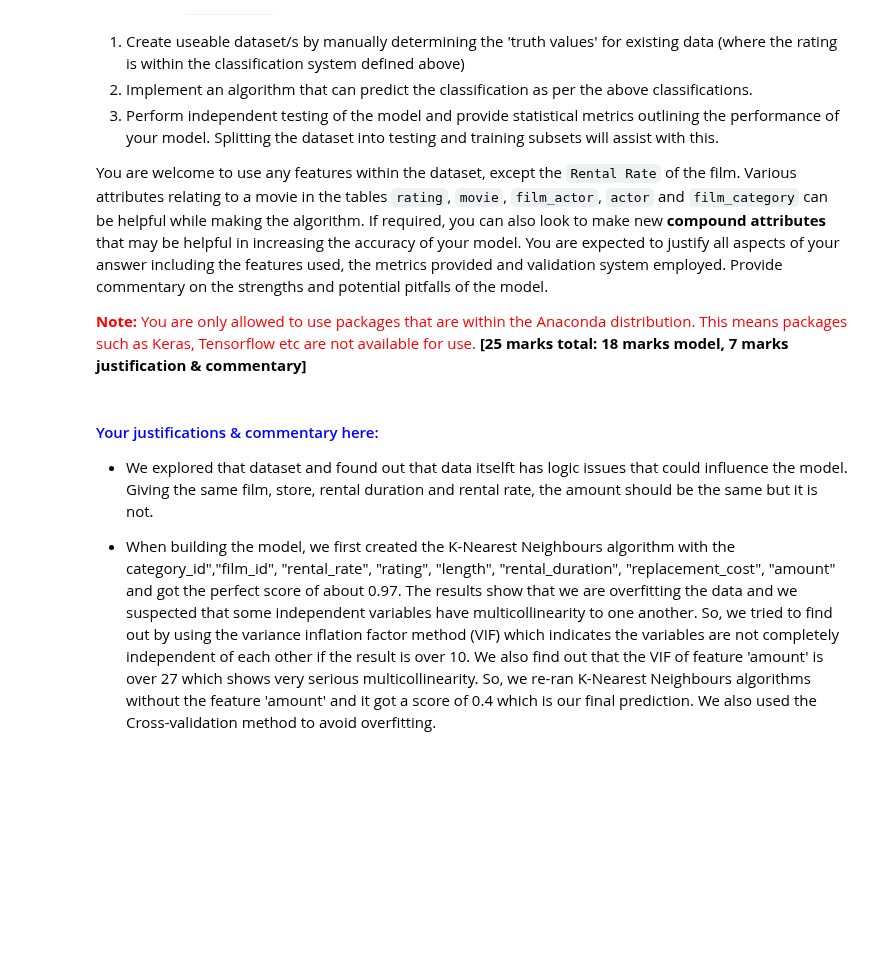
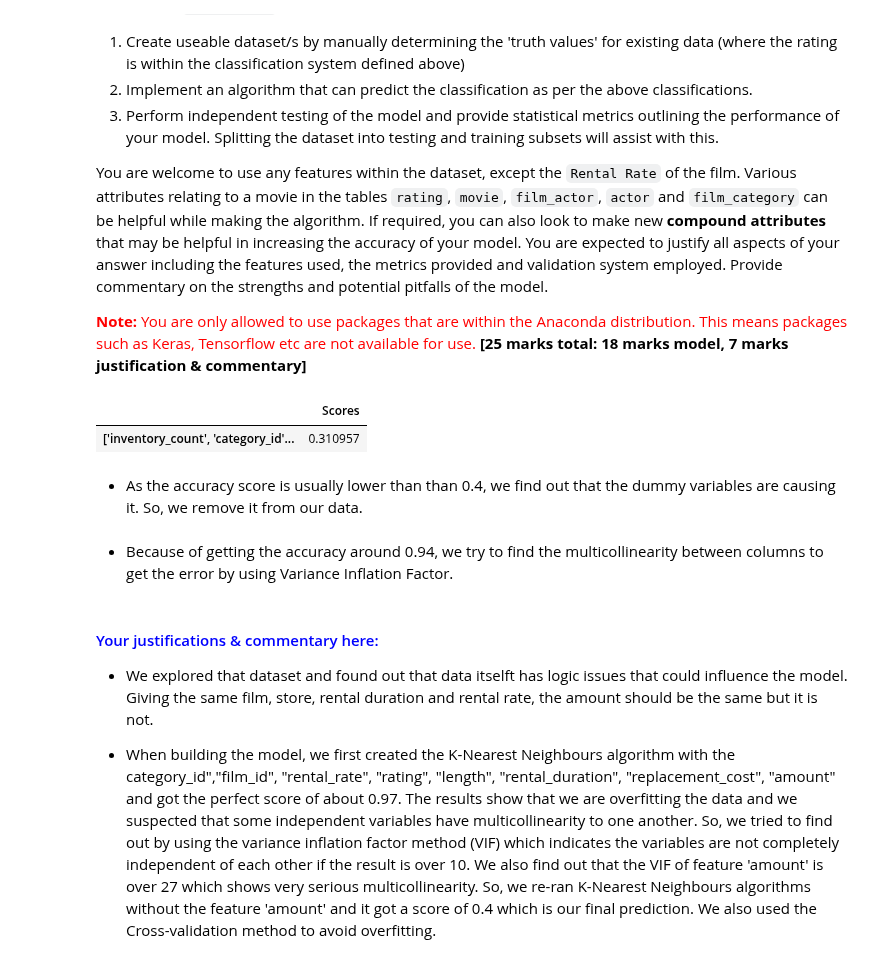
Before and after one commit to DannyFirmin/ML-KMeans-KNN-DecisionTrees, a Jupyter notebook: Assignment-2.ipynb, the cells around one changed output. Saved outputs shown, nothing was run; the diff lists cells and outputs as text; code cells hidden in the pictures; blank space fills up the shorter version.

```diff
--- a/Assignment-2.ipynb
+++ b/Assignment-2.ipynb
@@ -702,7 +734,7 @@ You are expected to justify all aspects of your answer including the features us
 # Loading appropriate data
 df_classification_original = df_cleaned[["inventory_count","category_id","film_id", "rental_rate", "rating", \
                                          "length", "rental_duration", "replacement_cost","popularity_sum", \
-                                         "amount", 'actor_count','inventory_count','Deleted_Scenes', 'Behind_the_Scenes', 'Trailers','Commentaries']]
+                                         "amount", 'actor_count','Deleted_Scenes', 'Behind_the_Scenes', 'Trailers','Commentaries']]
 
 #Converting dtypes of columns accordingly
 df_classification_original.replacement_cost=df_classification_original.replacement_cost.astype(np.int64)
@@ -778,4 +810,16 @@ def knn_classification(df_classification,features,run_single=False):
     # # https://stackoverflow.com/questions/19124601/pretty-print-an-entire-pandas-series-dataframe
     with pd.option_context('display.max_rows', None, 'display.max_columns', None):
         display(df_scores.head())
+# %%
+#PLEASE NOTE THAT BELOW MADHINE LEARNING RELATED CELLS WILL TAKE SOME TIME TO EXECUTE THE CODES.
+
+#Using Special feature dummy variables &  doing classification seperately cause of
+#not to overload KNN classification(does for all combination if run_single is set True.
+
+knn_classification(df_classification_original,df_classification_original.columns,run_single=True)
+# %% [output]
+|  | Scores |
+| ['inventory_count', 'category_id'... | 0.310957 |
+# %% [markdown]
+* As the accuracy score is usually lower than than 0.4, we find out that the dummy variables are causing it. So, we remove it from our data.
 # %%
@@ -783,5 +828,7 @@ features=["inventory_count","category_id", "rental_rate", "rating", \
           "length", "rental_duration", "replacement_cost","popularity_sum", \
           "amount"]
 knn_classification(df_classification_original,features)
+# %% [markdown]
+* Because of getting the accuracy around 0.94, we try to find the multicollinearity between columns to get the error by using Variance Inflation Factor.
 # %%
 # Checking Variance Inflation Factor for the feature in df_classification.
```
Also changed, not shown: parts of 15 cells of this notebook.
